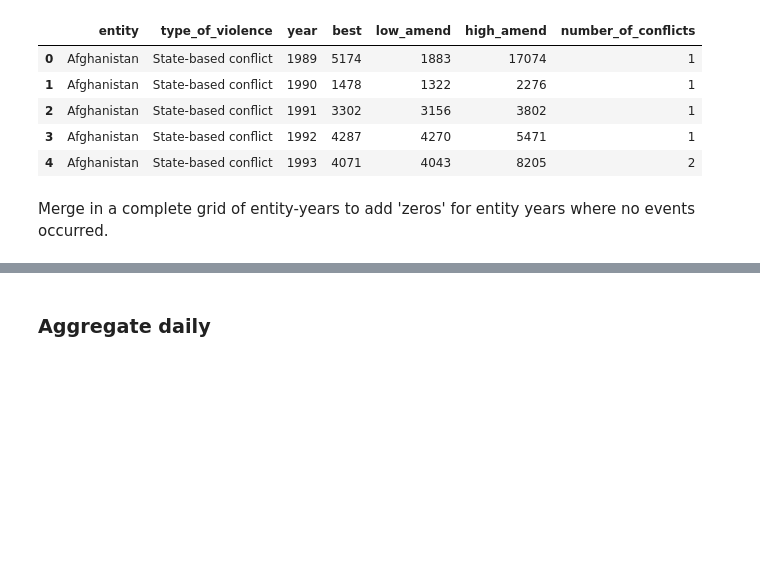
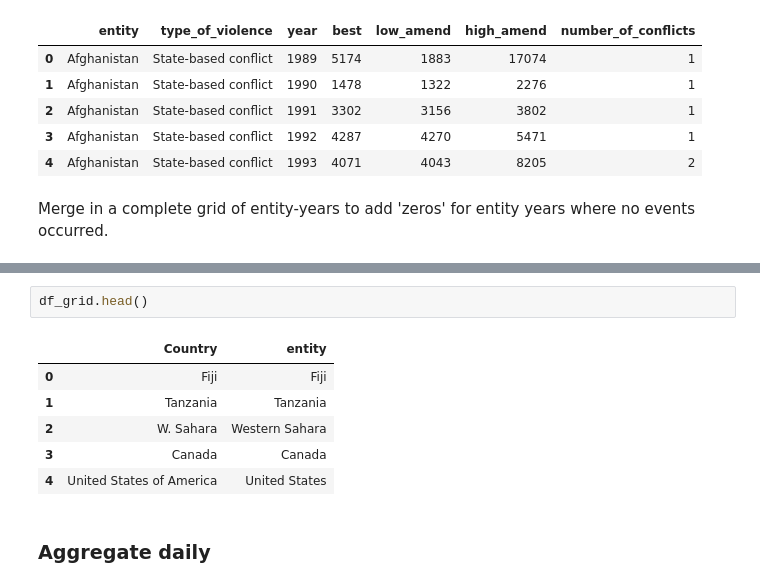
Before and after one commit to owid/notebooks, a Jupyter notebook: JoeHasell/UCDP and PRIO/UCDP_georeferenced/Aggregate.ipynb, the cells around one changed output, grey strips where cells are left out. Saved outputs shown, nothing was run; the diff lists cells and outputs as text; blank space fills up the shorter version.

```diff
--- a/JoeHasell/UCDP and PRIO/UCDP_georeferenced/Aggregate.ipynb
+++ b/JoeHasell/UCDP and PRIO/UCDP_georeferenced/Aggregate.ipynb
@@ -231,3 +258,12 @@ mapping.head()
+# %%
+df_grid.head()
+# %% [output]
+|  | Country | entity |
+| 0 | Fiji | Fiji |
+| 1 | Tanzania | Tanzania |
+| 2 | W. Sahara | Western Sahara |
+| 3 | Canada | Canada |
+| 4 | United States of America | United States |
 # %% [markdown]
 ### Aggregate daily
 # %% [markdown]
```
Also changed, not shown: parts of 3 cells of this notebook.
